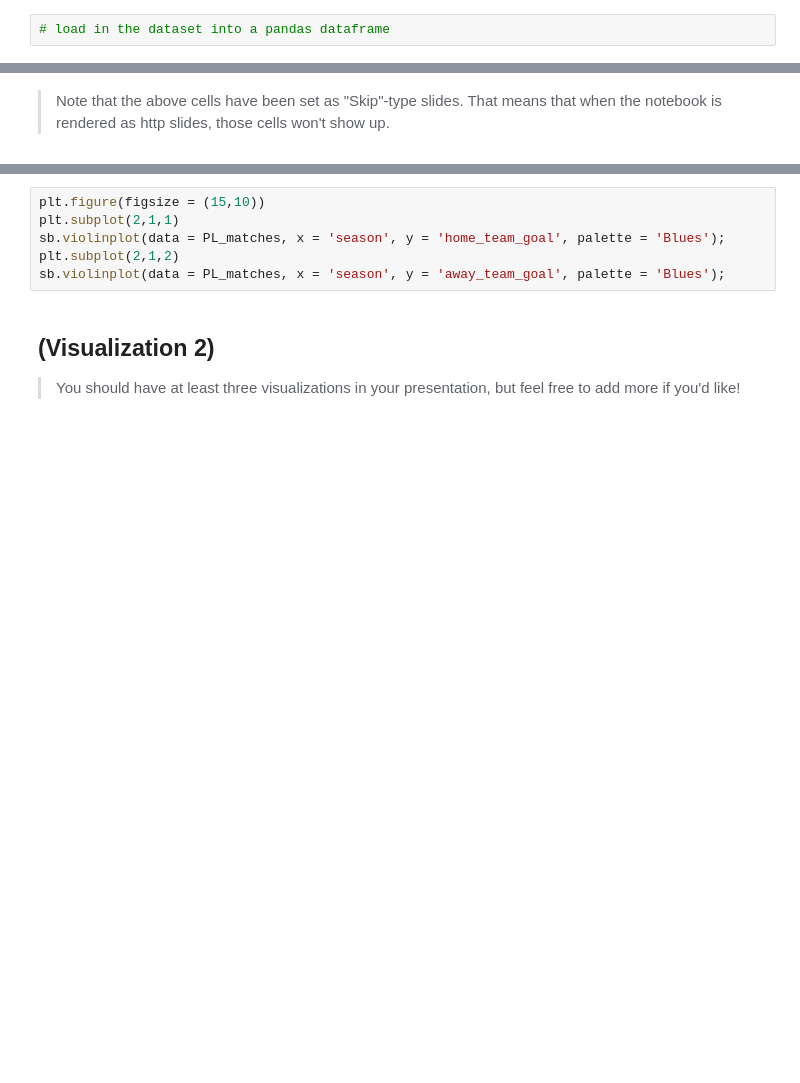
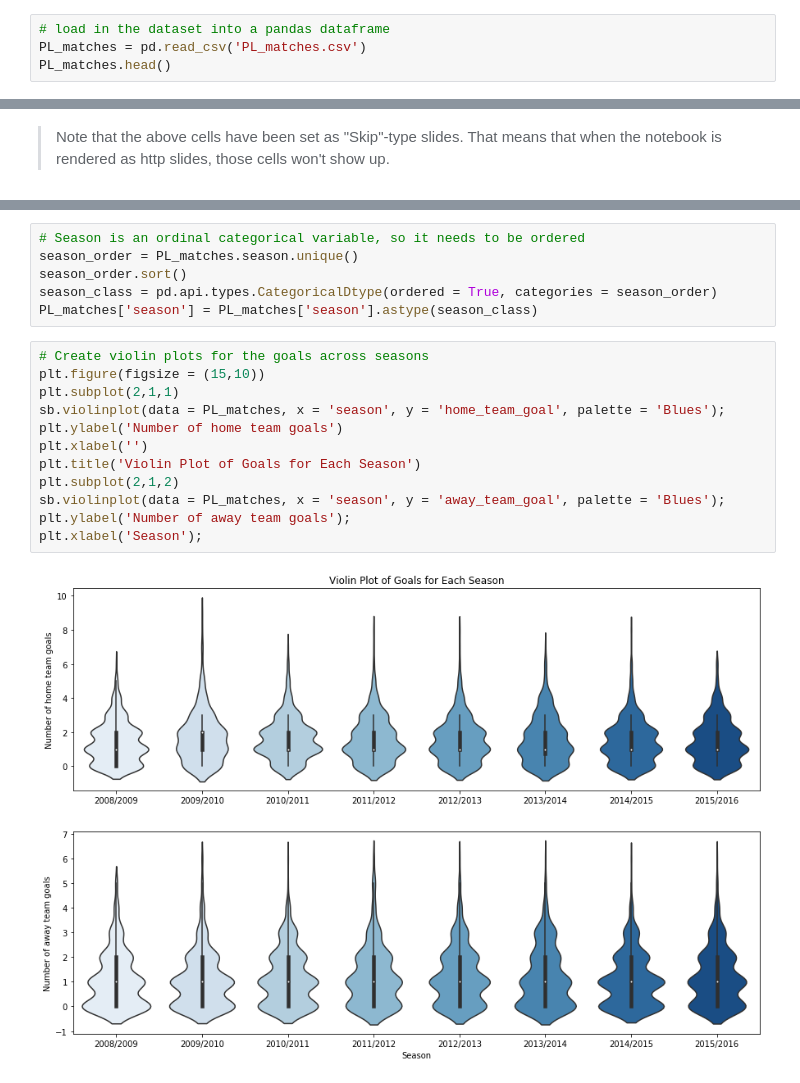
Before and after one commit to mbroend/football-visualization, a Jupyter notebook: slide_deck_template.ipynb, the cells around one changed output, grey strips where cells are left out. Drawn from its saved outputs; the diff is of its cells as text; blank space fills up the shorter version.

Commit message:
Feat: added visuals to slidedeck

```diff
--- a/slide_deck_template.ipynb
+++ b/slide_deck_template.ipynb
@@ -23,3 +25,5 @@ import warnings
 warnings.simplefilter("ignore")
 # %%
 # load in the dataset into a pandas dataframe
+PL_matches = pd.read_csv('PL_matches.csv')
+PL_matches.head()
@@ -34,11 +44,20 @@ the next cell, as a sub-slide type. Make sure your visualizations are polished!
+# %%
+# Season is an ordinal categorical variable, so it needs to be ordered
+season_order = PL_matches.season.unique()
+season_order.sort()
+season_class = pd.api.types.CategoricalDtype(ordered = True, categories = season_order)
+PL_matches['season'] = PL_matches['season'].astype(season_class)
 # %%
+# Create violin plots for the goals across seasons
 plt.figure(figsize = (15,10))
 plt.subplot(2,1,1)
 sb.violinplot(data = PL_matches, x = 'season', y = 'home_team_goal', palette = 'Blues');
+plt.ylabel('Number of home team goals')
+plt.xlabel('')
+plt.title('Violin Plot of Goals for Each Season')
 plt.subplot(2,1,2)
 sb.violinplot(data = PL_matches, x = 'season', y = 'away_team_goal', palette = 'Blues');
+plt.ylabel('Number of away team goals');
+plt.xlabel('Season');
+# %% [output]
+[figure, added]
-# %% [markdown]
-## (Visualization 2)
-
-> You should have at least three visualizations in your presentation,
-but feel free to add more if you'd like!
```
Also changed, not shown: parts of 13 cells of this notebook, 1 other file.
